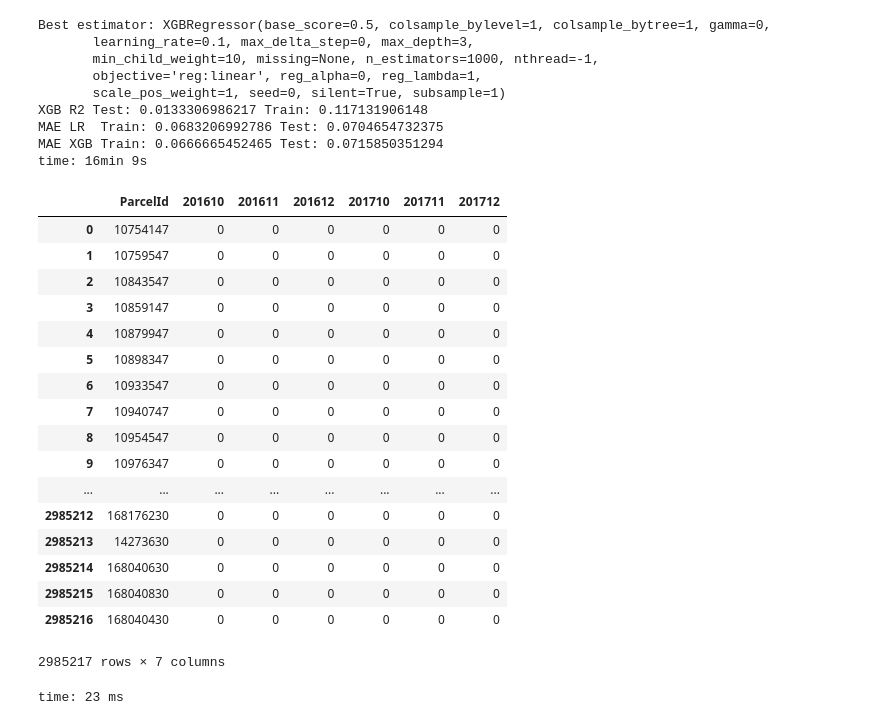
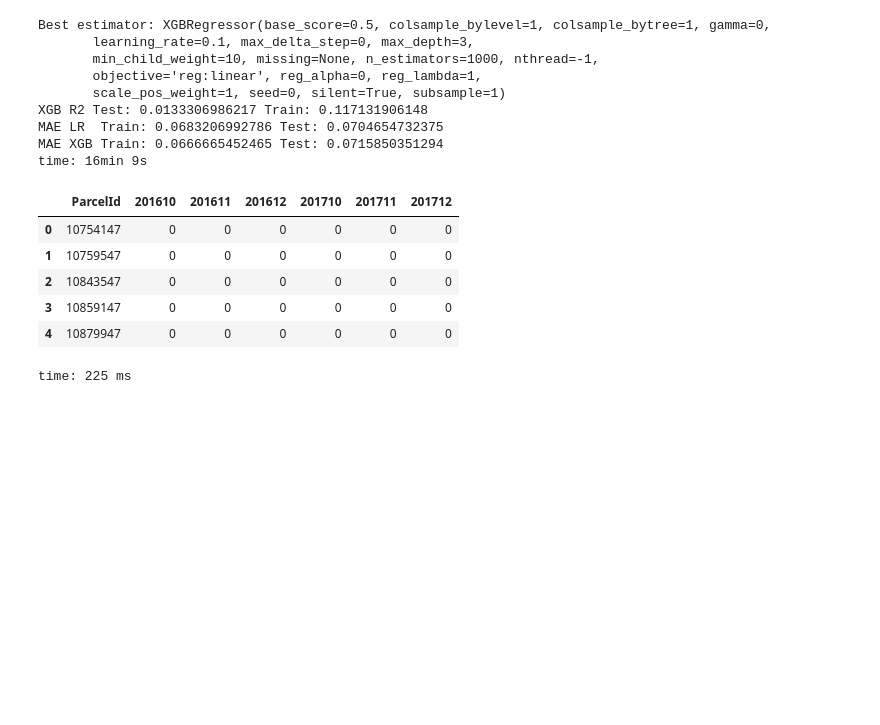
Before and after one commit to tudoriliuta/ZillowForecast, a Jupyter notebook: ZillowForecast.ipynb, the cells around one changed output. Drawn from its saved outputs; the diff is of its cells as text; code cells hidden in the pictures; blank space fills up the shorter version.

```diff
--- a/ZillowForecast.ipynb
+++ b/ZillowForecast.ipynb
@@ -266,24 +266,12 @@ MAE LR  Train: 0.0683206992786 Test: 0.0704654732375
 MAE XGB Train: 0.0666665452465 Test: 0.0715850351294
 time: 16min 9s
 # %%
-submission_sample
+submission_sample.head()
 # %% [output]
 |  | ParcelId | 201610 | 201611 | 201612 | 201710 | 201711 | 201712 |
 | 0 | 10754147 | 0 | 0 | 0 | 0 | 0 | 0 |
 | 1 | 10759547 | 0 | 0 | 0 | 0 | 0 | 0 |
 | 2 | 10843547 | 0 | 0 | 0 | 0 | 0 | 0 |
 | 3 | 10859147 | 0 | 0 | 0 | 0 | 0 | 0 |
 | 4 | 10879947 | 0 | 0 | 0 | 0 | 0 | 0 |
-| 5 | 10898347 | 0 | 0 | 0 | 0 | 0 | 0 |
-| 6 | 10933547 | 0 | 0 | 0 | 0 | 0 | 0 |
-| 7 | 10940747 | 0 | 0 | 0 | 0 | 0 | 0 |
-| 8 | 10954547 | 0 | 0 | 0 | 0 | 0 | 0 |
-| 9 | 10976347 | 0 | 0 | 0 | 0 | 0 | 0 |
-| ... | ... | ... | ... | ... | ... | ... | ... |
-| 2985212 | 168176230 | 0 | 0 | 0 | 0 | 0 | 0 |
-| 2985213 | 14273630 | 0 | 0 | 0 | 0 | 0 | 0 |
-| 2985214 | 168040630 | 0 | 0 | 0 | 0 | 0 | 0 |
-| 2985215 | 168040830 | 0 | 0 | 0 | 0 | 0 | 0 |
-| 2985216 | 168040430 | 0 | 0 | 0 | 0 | 0 | 0 |
-2985217 rows × 7 columns
+time: 225 ms
-time: 23 ms
```
